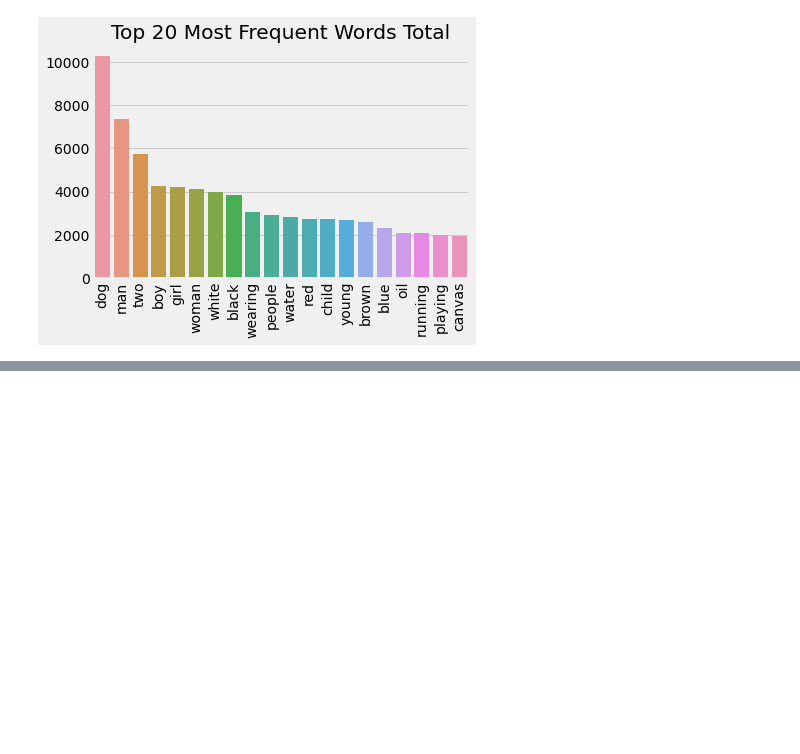
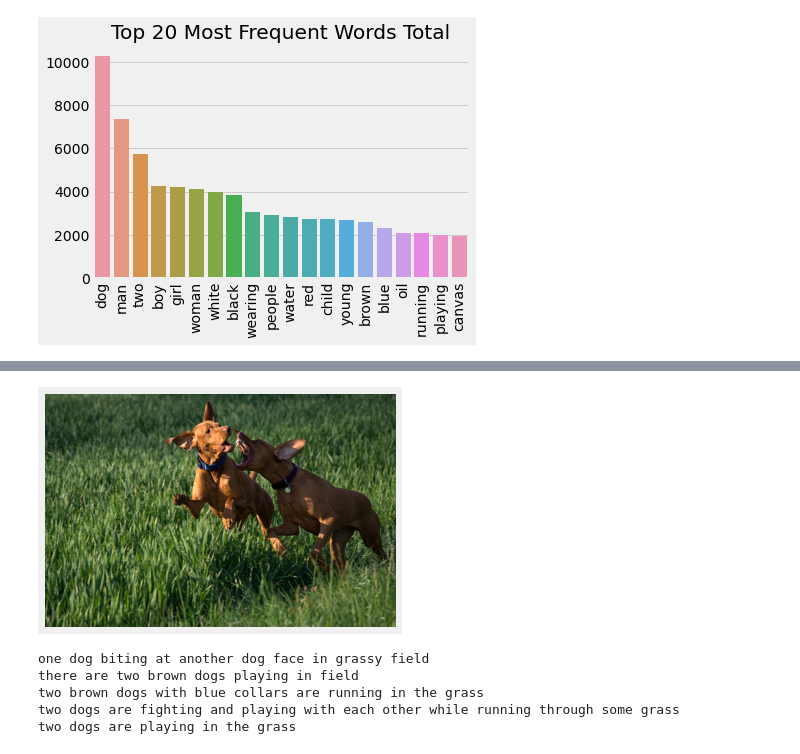
Before and after one commit to stereopickle/art_title_generator, a Jupyter notebook: 020.EDA.ipynb, the cells around one changed output, grey strips where cells are left out. Cells and saved outputs as stored; diff of their text form; code cells hidden in the pictures; blank space fills up the shorter version.

```diff
--- a/020.EDA.ipynb
+++ b/020.EDA.ipynb
@@ -142,0 +197,26 @@ plt.show()
+# %%
+def plot_img_desc(dir_, dict_):
+    imgs = [fn for fn in os.listdir(dir_) if fn.endswith('.jpg')]
+    select_img = np.random.choice(imgs, 1)[0]
+
+    img = mpimg.imread(f'{dir_}/{select_img}')
+    plt.imshow(img)
+    plt.axis('off')
+
+    plt.show()
+
+    val = dict_[select_img[:-4]]
+    if isinstance(val, list):
+        for x in val:
+            print(' '.join([z for z in x.split() if z not in ['seqini', 'seqfin']]))
+    else:
+        print(val)
+# %%
+plot_img_desc(flickr_dir, description_set)
+# %% [output]
+[figure, added]
+one dog biting at another dog face in grassy field
+there are two brown dogs playing in field
+two brown dogs with blue collars are running in the grass
+two dogs are fighting and playing with each other while running through some grass
+two dogs are playing in the grass
```
Also changed, not shown: parts of 32 cells of this notebook.
